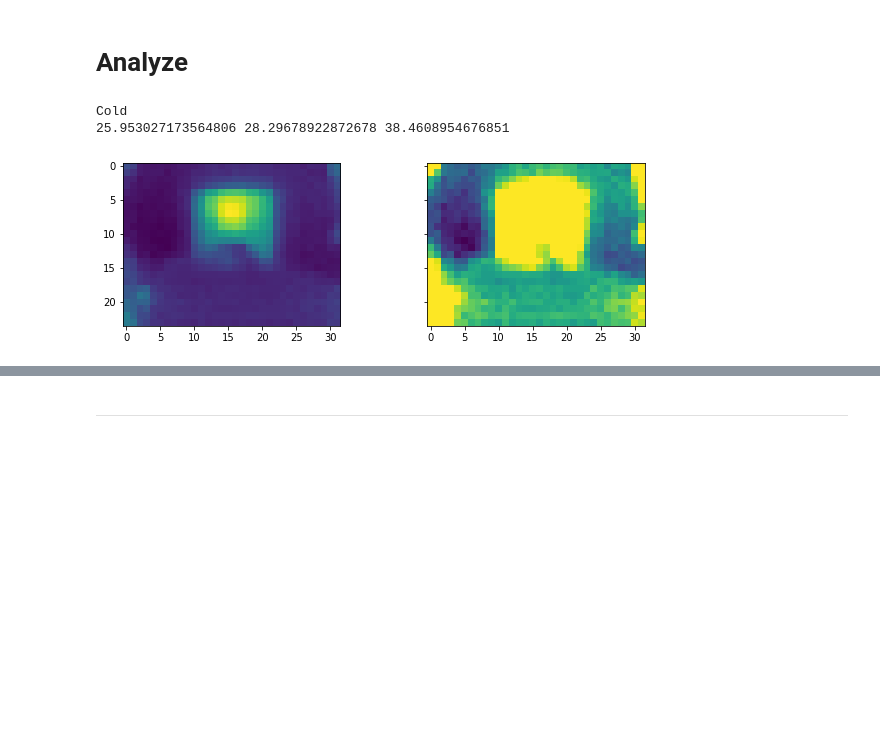
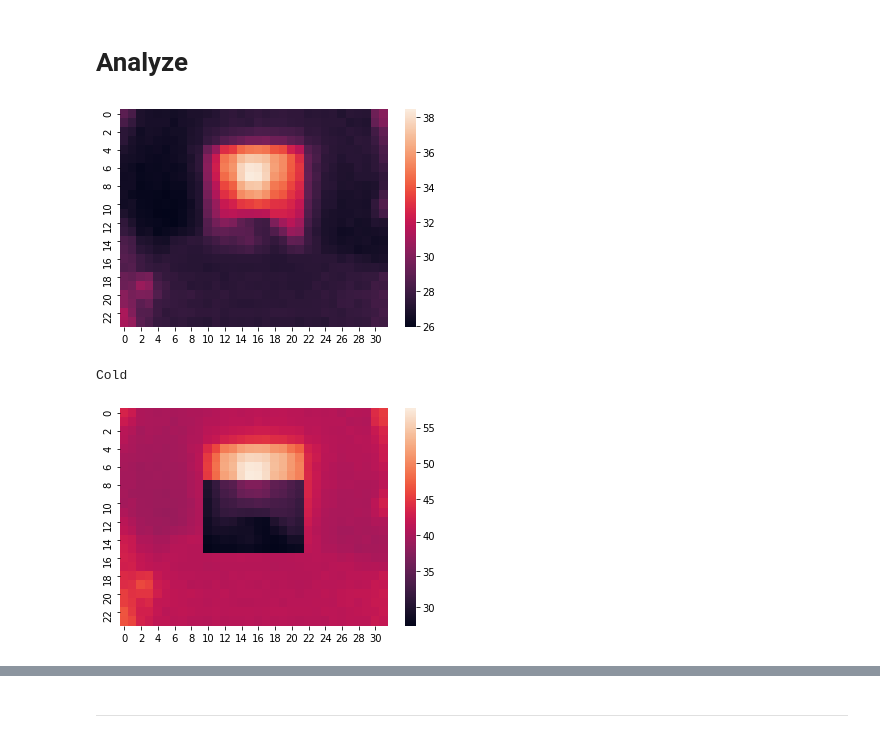
Before and after one commit to addy999/iceicebaby, a Jupyter notebook: ir_cam/Analyze.ipynb, the cells around one changed output, grey strips where cells are left out. Drawn from its saved outputs; the diff is of its cells as text; code cells hidden in the pictures; blank space fills up the shorter version.

```diff
--- a/ir_cam/Analyze.ipynb
+++ b/ir_cam/Analyze.ipynb
@@ -46,37 +46,41 @@ def view_img(img):
 # %%
 def clean_img(rock_id, seconds):
 
     im = get_data(rock_id, seconds)
-    center_data = crop(im, 10)
+    view_img(im)
+    pixel_range = 5
+    center_data, idx = crop(im, pixel_range, True, 1.2)
     center_mean = np.mean(center_data)
 
     if center_mean < np.mean(im) or len(np.where(im > np.mean(im))[0]) > 20:
         print("Cold")
         cold_rock = True
         hot_rock = False
     else:
         print("Hot")
         cold_rock = False
         hot_rock = True
 
-    print(im.min(), np.mean(im), im.max())
+    if cold_rock:
+        for row in range(im.shape[0]):
+            for col in range(im.shape[1]):
+                if (row,col) not in idx:
+                    im[row,col] *= 1.5
 
-    if cold_rock:
-        cleaned = np.clip(im, im.min(), np.mean(im))
+#         im[im > np.mean(im) - 0.01*(im.max() - np.mean(im))] = im.mean()/1
+#         cleaned = np.clip(im, im.min(), np.mean(im) + 0.1*(im.max() - np.mean(im)))
+
     else:
         # hot rock
         cleaned = np.clip(im, np.mean(im), im.max())
 
-    # Plot for debugging purposes
-    fig, (ax1, ax2) = plt.subplots(ncols=2, sharey=True)
-    ax1.imshow(im)
-    ax2.imshow(cleaned)
-    fig.set_size_inches(10, 3)
-    fig.show()
+    view_img(im)
 
-clean_img(4,10)
+    return im
+
+im = clean_img(4,10)
 # %% [output]
+[figure, new version]
 Cold
-25.953027173564806 28.29678922872678 38.4608954676851
-[figure, old version]
+[figure, added]
 # %%
```
Also changed, not shown: parts of 8 cells of this notebook.
